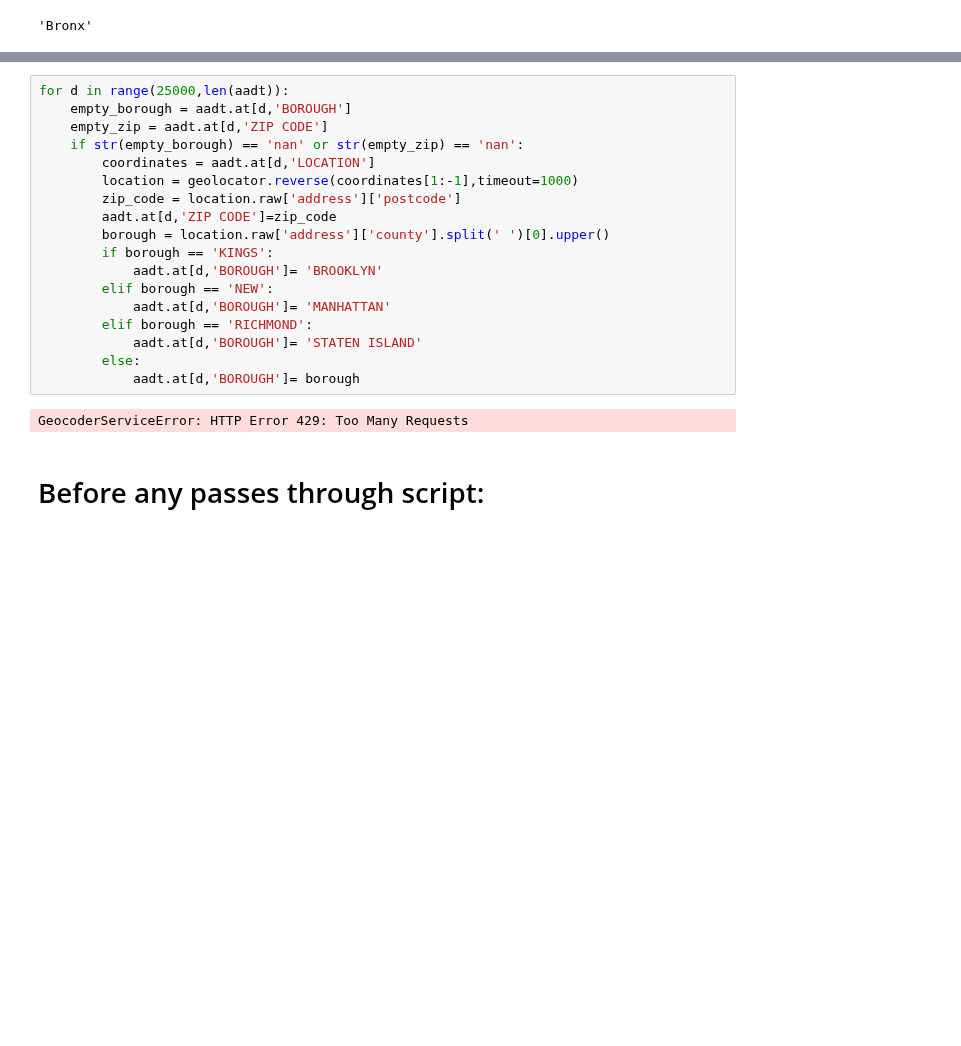
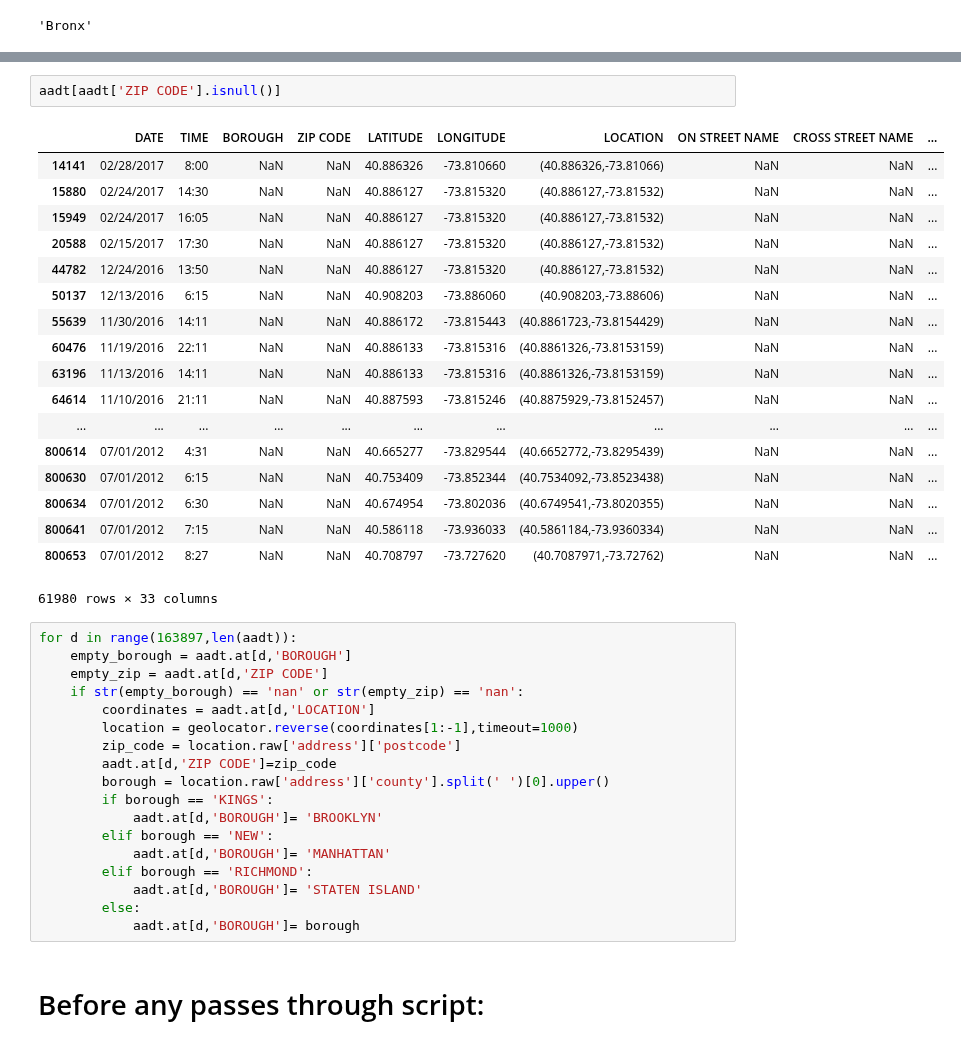
Before and after one commit to nealrea/collisionViz, a Jupyter notebook: MH_Data/Street_LatLng.ipynb, the cells around one changed output, grey strips where cells are left out. Cells and saved outputs as stored; diff of their text form; blank space fills up the shorter version.

```diff
--- a/MH_Data/Street_LatLng.ipynb
+++ b/MH_Data/Street_LatLng.ipynb
@@ -254,5 +254,26 @@ aadt
+# %%
+aadt[aadt['ZIP CODE'].isnull()]
+# %% [output]
+|  | DATE | TIME | BOROUGH | ZIP CODE | LATITUDE | LONGITUDE | LOCATION | ON STREET NAME | CROSS STREET NAME | ... |
+| 14141 | 02/28/2017 | 8:00 | NaN | NaN | 40.886326 | -73.810660 | (40.886326,-73.81066) | NaN | NaN | ... |
+| 15880 | 02/24/2017 | 14:30 | NaN | NaN | 40.886127 | -73.815320 | (40.886127,-73.81532) | NaN | NaN | ... |
+| 15949 | 02/24/2017 | 16:05 | NaN | NaN | 40.886127 | -73.815320 | (40.886127,-73.81532) | NaN | NaN | ... |
+| 20588 | 02/15/2017 | 17:30 | NaN | NaN | 40.886127 | -73.815320 | (40.886127,-73.81532) | NaN | NaN | ... |
+| 44782 | 12/24/2016 | 13:50 | NaN | NaN | 40.886127 | -73.815320 | (40.886127,-73.81532) | NaN | NaN | ... |
+| 50137 | 12/13/2016 | 6:15 | NaN | NaN | 40.908203 | -73.886060 | (40.908203,-73.88606) | NaN | NaN | ... |
+| 55639 | 11/30/2016 | 14:11 | NaN | NaN | 40.886172 | -73.815443 | (40.8861723,-73.8154429) | NaN | NaN | ... |
+| 60476 | 11/19/2016 | 22:11 | NaN | NaN | 40.886133 | -73.815316 | (40.8861326,-73.8153159) | NaN | NaN | ... |
+| 63196 | 11/13/2016 | 14:11 | NaN | NaN | 40.886133 | -73.815316 | (40.8861326,-73.8153159) | NaN | NaN | ... |
+| 64614 | 11/10/2016 | 21:11 | NaN | NaN | 40.887593 | -73.815246 | (40.8875929,-73.8152457) | NaN | NaN | ... |
+| ... | ... | ... | ... | ... | ... | ... | ... | ... | ... | ... |
+| 800614 | 07/01/2012 | 4:31 | NaN | NaN | 40.665277 | -73.829544 | (40.6652772,-73.8295439) | NaN | NaN | ... |
+| 800630 | 07/01/2012 | 6:15 | NaN | NaN | 40.753409 | -73.852344 | (40.7534092,-73.8523438) | NaN | NaN | ... |
+| 800634 | 07/01/2012 | 6:30 | NaN | NaN | 40.674954 | -73.802036 | (40.6749541,-73.8020355) | NaN | NaN | ... |
+| 800641 | 07/01/2012 | 7:15 | NaN | NaN | 40.586118 | -73.936033 | (40.5861184,-73.9360334) | NaN | NaN | ... |
+| 800653 | 07/01/2012 | 8:27 | NaN | NaN | 40.708797 | -73.727620 | (40.7087971,-73.72762) | NaN | NaN | ... |
+61980 rows × 33 columns
 # %%
-for d in range(25000,len(aadt)):
+for d in range(163897,len(aadt)):
     empty_borough = aadt.at[d,'BOROUGH']
     empty_zip = aadt.at[d,'ZIP CODE']
     if str(empty_borough) == 'nan' or str(empty_zip) == 'nan':
@@ -269,8 +290,6 @@ for d in range(25000,len(aadt)):
             aadt.at[d,'BOROUGH']= 'STATEN ISLAND'
         else:
             aadt.at[d,'BOROUGH']= borough
-# %% [output]
-GeocoderServiceError: HTTP Error 429: Too Many Requests
 # %% [markdown]
 # Before any passes through script:
 # %%
```
Also changed, not shown: parts of 15 cells of this notebook.
